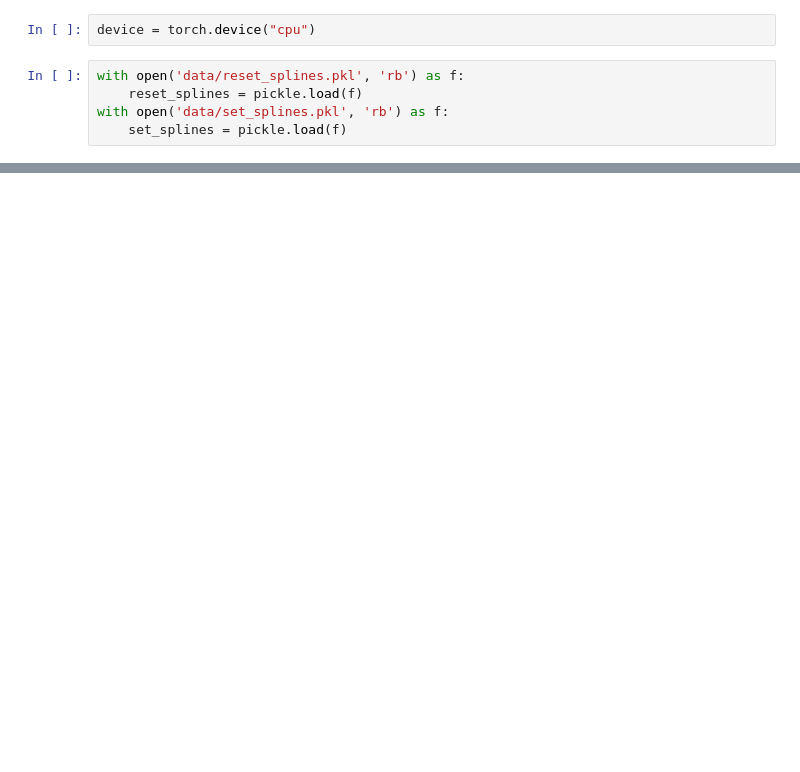
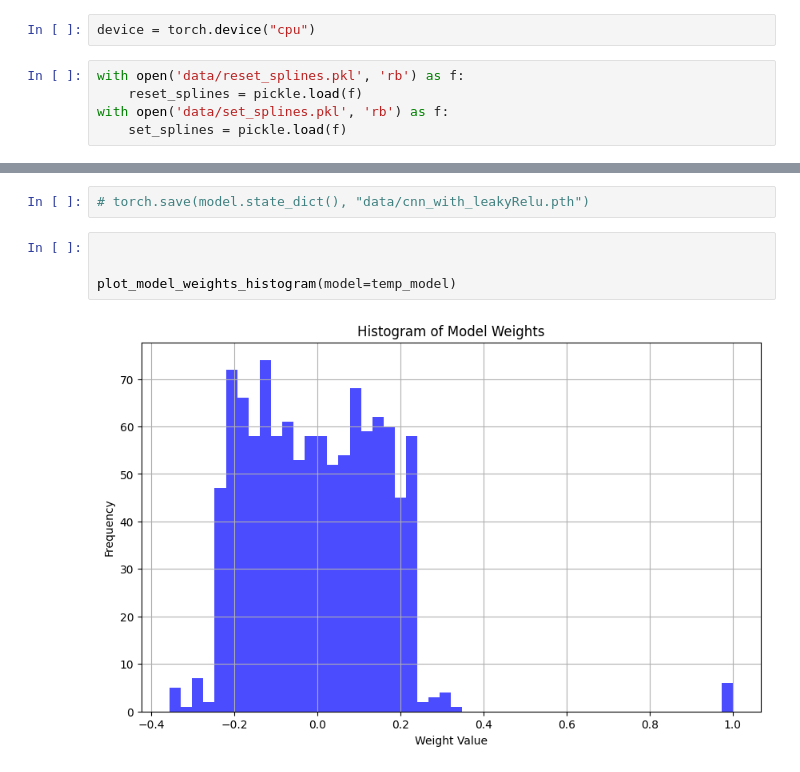
Before and after one commit to adithyasai20/hardware-aware-learning, a Jupyter notebook: MNIST_training.ipynb, the cells around one changed output, grey strips where cells are left out. Drawn from its saved outputs; the diff is of its cells as text; blank space fills up the shorter version.

```diff
--- a/MNIST_training.ipynb
+++ b/MNIST_training.ipynb
@@ -191,0 +369,8 @@ Test Accuracy of the model on the 10,000 test images: 82.97%
+# %%
+# torch.save(model.state_dict(), "data/cnn_with_leakyRelu.pth")
+# %%
+
+
+plot_model_weights_histogram(model=temp_model)
+# %% [output]
+[figure, added]
```
Also changed, not shown: parts of 12 cells of this notebook, 8 other files.
